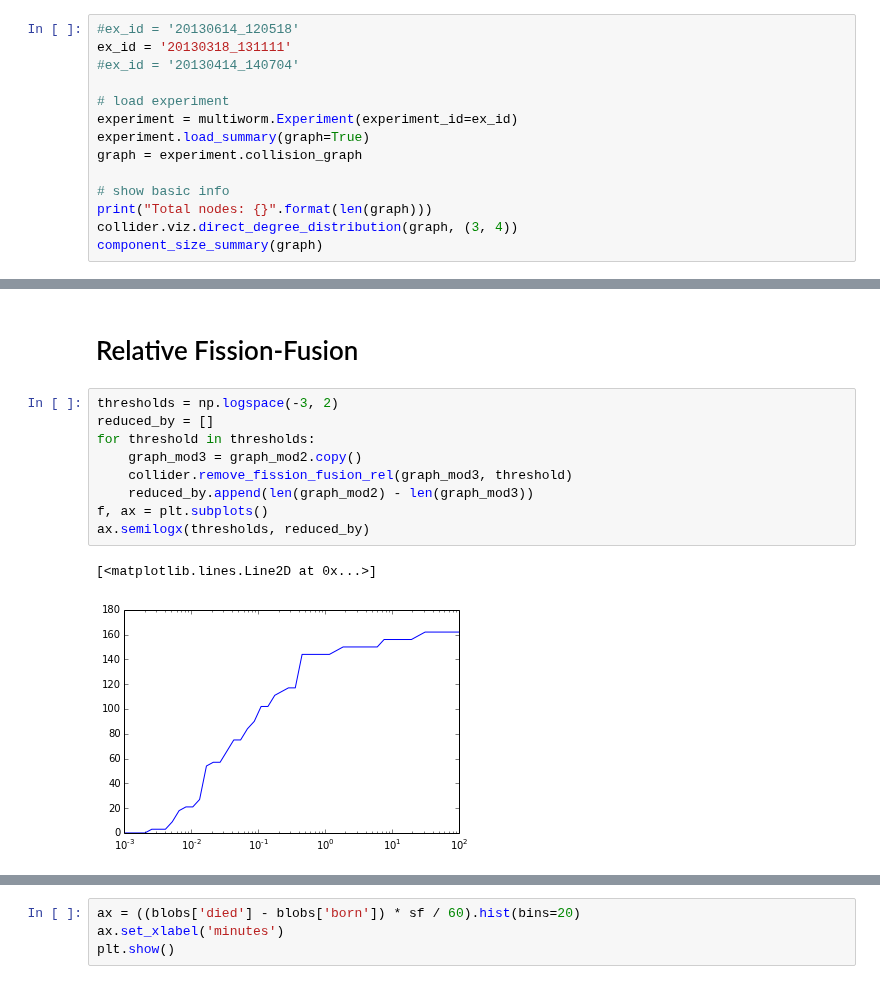
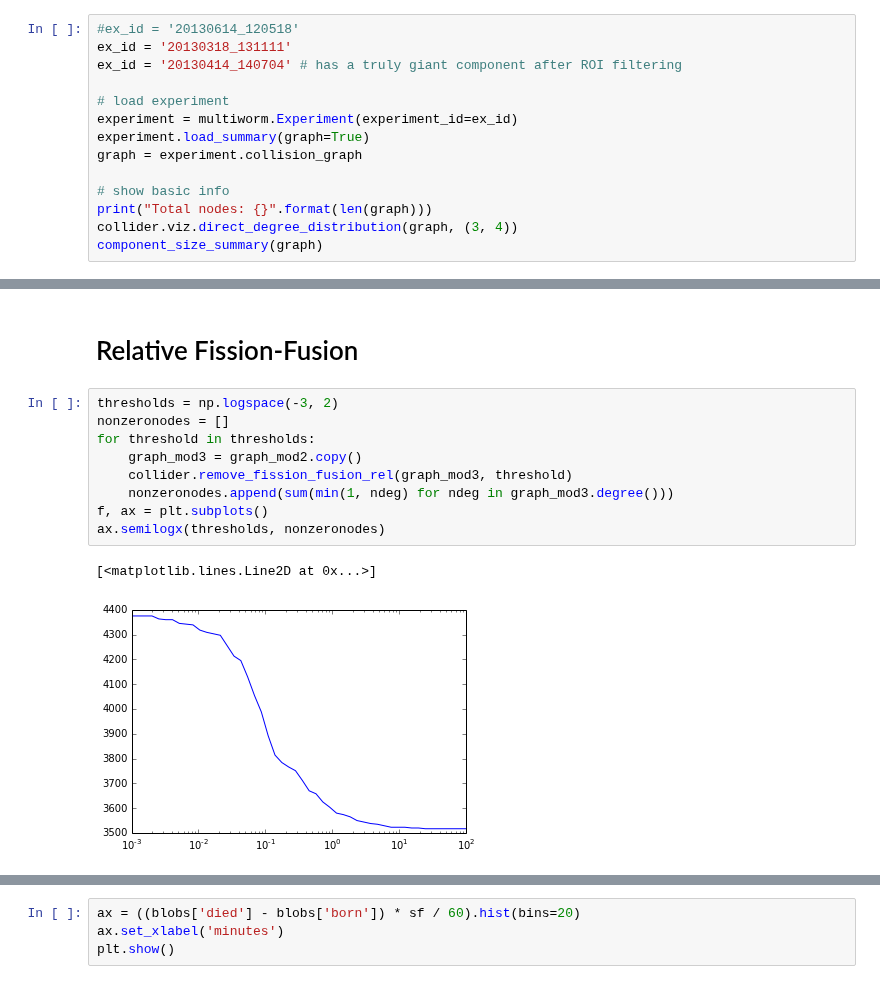
Before and after one commit to amarallab/waldo, a Jupyter notebook: workbooks/beyond_collisions.ipynb, the cells around one changed output, grey strips where cells are left out. Saved outputs shown, nothing was run; the diff lists cells and outputs as text.

```diff
--- a/workbooks/beyond_collisions.ipynb
+++ b/workbooks/beyond_collisions.ipynb
@@ -146,7 +143,7 @@ def component_size_summary(graph):
 # %%
 #ex_id = '20130614_120518'
 ex_id = '20130318_131111'
-#ex_id = '20130414_140704'
+ex_id = '20130414_140704' # has a truly giant component after ROI filtering
 
 # load experiment
 experiment = multiworm.Experiment(experiment_id=ex_id)
@@ -263,13 +283,13 @@ Saved dot graph to graph.gv.png
 # Relative Fission-Fusion
 # %%
 thresholds = np.logspace(-3, 2)
-reduced_by = []
+nonzeronodes = []
 for threshold in thresholds:
     graph_mod3 = graph_mod2.copy()
     collider.remove_fission_fusion_rel(graph_mod3, threshold)
-    reduced_by.append(len(graph_mod2) - len(graph_mod3))
+    nonzeronodes.append(sum(min(1, ndeg) for ndeg in graph_mod3.degree()))
 f, ax = plt.subplots()
-ax.semilogx(thresholds, reduced_by)
+ax.semilogx(thresholds, nonzeronodes)
 # %% [output]
 [<matplotlib.lines.Line2D at 0x...>]
-[figure, old version]
+[figure, new version]
```
Also changed, not shown: parts of 16 cells of this notebook, 1 other file.
